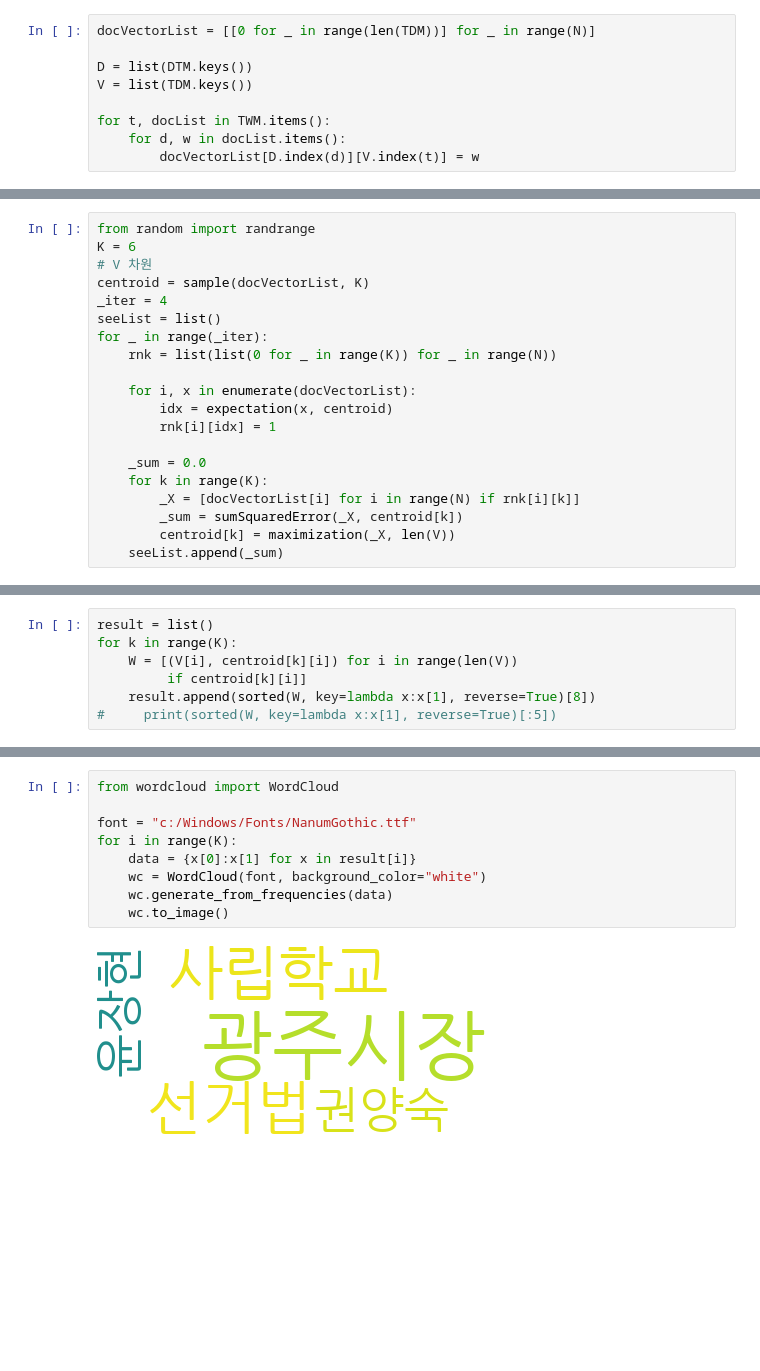
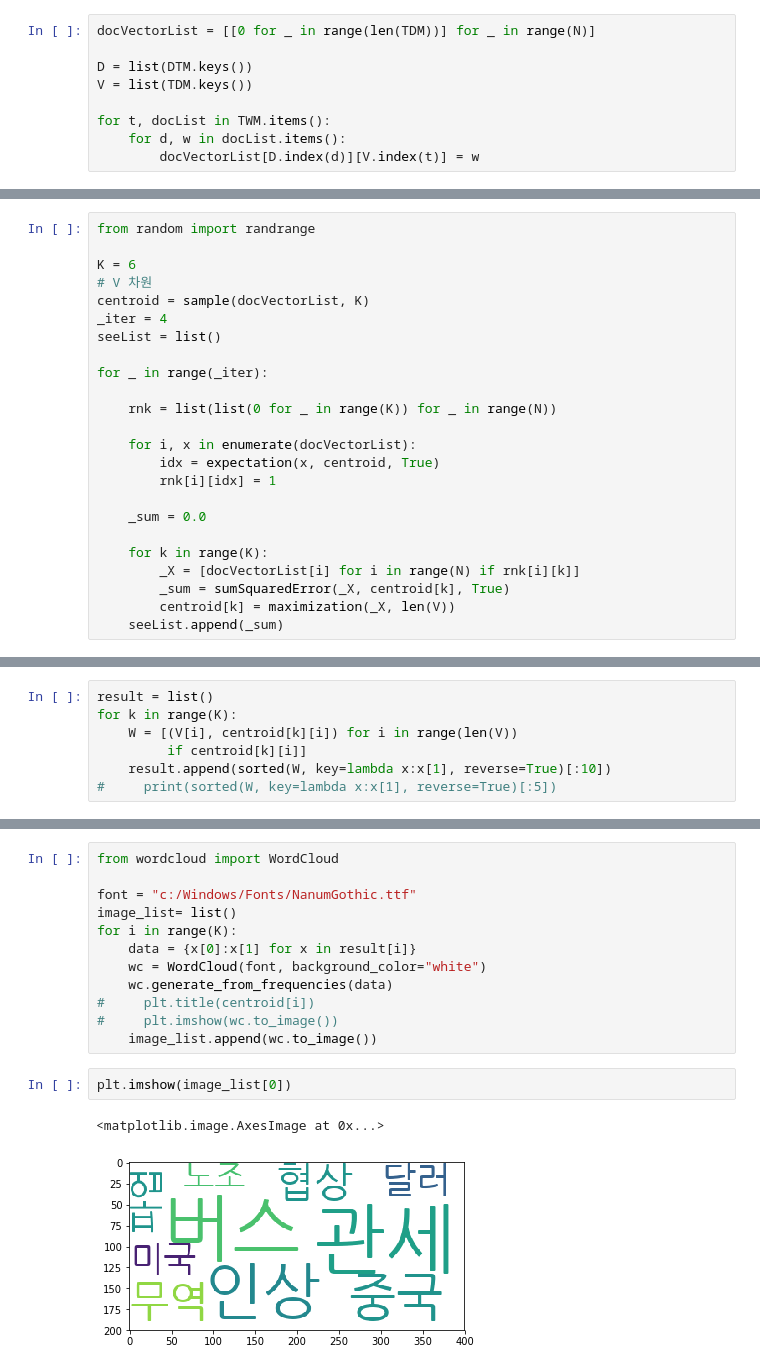
Before and after one commit to smothly/ai_innovation_NLP, a Jupyter notebook: 6.14 term clustering.ipynb, the cells around one changed output, grey strips where cells are left out. Drawn from its saved outputs; the diff is of its cells as text; blank space fills up the shorter version.

```diff
--- a/6.14 term clustering.ipynb
+++ b/6.14 term clustering.ipynb
@@ -366,21 +380,25 @@ print(len(docVectorList[0]), len(centroid[0]), len(D), len(V), N)
 # %%
 from random import randrange
+
 K = 6
 # V 차원
 centroid = sample(docVectorList, K)
 _iter = 4
 seeList = list()
+
 for _ in range(_iter):
+
     rnk = list(list(0 for _ in range(K)) for _ in range(N))
 
     for i, x in enumerate(docVectorList):
-        idx = expectation(x, centroid)
+        idx = expectation(x, centroid, True)
         rnk[i][idx] = 1
 
     _sum = 0.0
+
     for k in range(K):
         _X = [docVectorList[i] for i in range(N) if rnk[i][k]]
-        _sum = sumSquaredError(_X, centroid[k])
+        _sum = sumSquaredError(_X, centroid[k], True)
         centroid[k] = maximization(_X, len(V))
     seeList.append(_sum)
 # %%
@@ -393,5 +413,5 @@ result = list()
 for k in range(K):
     W = [(V[i], centroid[k][i]) for i in range(len(V))
          if centroid[k][i]]
-    result.append(sorted(W, key=lambda x:x[1], reverse=True)[8])
+    result.append(sorted(W, key=lambda x:x[1], reverse=True)[:10])
 #     print(sorted(W, key=lambda x:x[1], reverse=True)[:5])
@@ -399,10 +439,16 @@ for k in range(K):
 from wordcloud import WordCloud
 
 font = "c:/Windows/Fonts/NanumGothic.ttf"
+image_list= list()
 for i in range(K):
     data = {x[0]:x[1] for x in result[i]}
     wc = WordCloud(font, background_color="white")
     wc.generate_from_frequencies(data)
-    wc.to_image()
+#     plt.title(centroid[i])
+#     plt.imshow(wc.to_image())
+    image_list.append(wc.to_image())
-# %% [output]
-[figure, removed]
+# %%
+plt.imshow(image_list[0])
+# %% [output]
+<matplotlib.image.AxesImage at 0x...>
+[figure, added]
```
Also changed, not shown: parts of 17 cells of this notebook, 6 other files.
